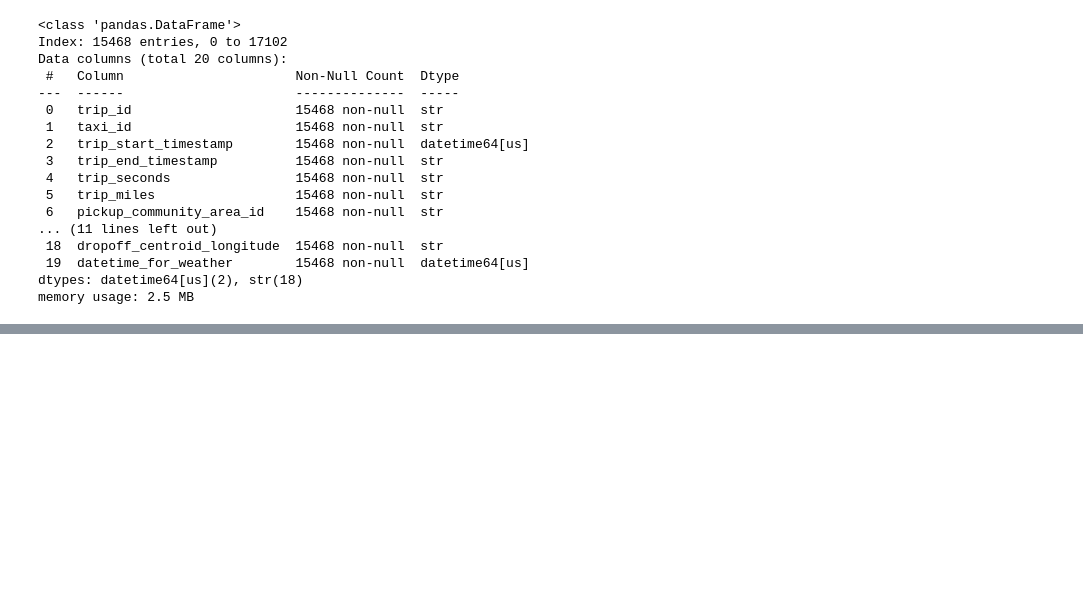
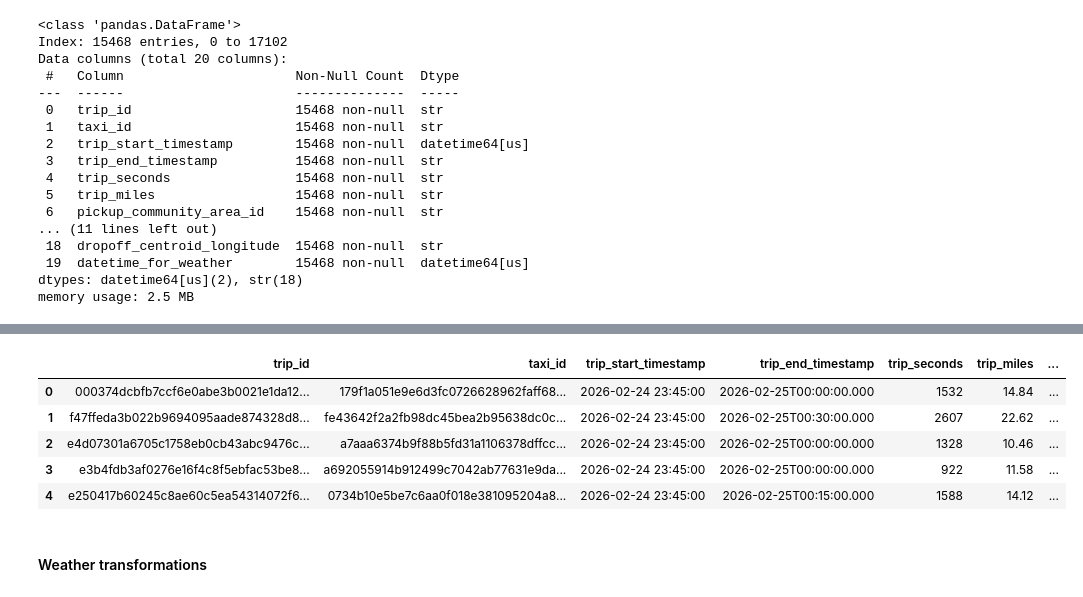
Before and after one commit to zshadady/Codes, a Jupyter notebook: src/07_transform_load.ipynb, the cells around one changed output, grey strips where cells are left out. Cells and saved outputs as stored; diff of their text form; code cells hidden in the pictures; blank space fills up the shorter version.

Commit message:
made all dim transformations

```diff
--- a/src/07_transform_load.ipynb
+++ b/src/07_transform_load.ipynb
@@ -109,0 +257,30 @@ memory usage: 2.5 MB
+# %%
+def update_fact_taxi_trips_with_dimension_data (taxi_trips: pd.DataFrame, dim_payment_type: pd.DataFrame, dim_company: pd.DataFrame) -> pd.DataFrame:
+
+    """Update the fact_taxi_trips with the dim_company master and dim_payment_type master ids, and deleted the duplicated columns
+
+    :param taxi_trips:              The DataFrame with the daily taxi trips.
+    :param dim_payment_type:        The payment_type dimension table.
+    :param dim_company_type:        The company dimension table.
+    :return:                        The taxi_trips data, with only payment_type_id and company_id, without company or
+                                    payment_type values.
+
+    """
+
+    fact_taxi_trips = taxi_trips.merge(dim_payment_type, on="payment_type")
+    fact_taxi_trips = fact_taxi_trips.merge(dim_company, on="company")
+    fact_taxi_trips.drop(["payment_type","company"], axis = 1, inplace=True)
+
+    return fact_taxi_trips
+# %%
+taxi_trips_transformed_with__dim_ids = update_fact_taxi_trips_with_dimension_data(taxi_trips_transformed,dim_payment_type, dim_company)
+taxi_trips_transformed_with__dim_ids.head()
+# %% [output]
+|  | trip_id | taxi_id | trip_start_timestamp | trip_end_timestamp | trip_seconds | trip_miles | ... |
+| 0 | 000374dcbfb7ccf6e0abe3b0021e1da12... | 179f1a051e9e6d3fc0726628962faff68... | 2026-02-24 23:45:00 | 2026-02-25T00:00:00.000 | 1532 | 14.84 | ... |
+| 1 | f47ffeda3b022b9694095aade874328d8... | fe43642f2a2fb98dc45bea2b95638dc0c... | 2026-02-24 23:45:00 | 2026-02-25T00:30:00.000 | 2607 | 22.62 | ... |
+| 2 | e4d07301a6705c1758eb0cb43abc9476c... | a7aaa6374b9f88b5fd31a1106378dffcc... | 2026-02-24 23:45:00 | 2026-02-25T00:00:00.000 | 1328 | 10.46 | ... |
+| 3 | e3b4fdb3af0276e16f4c8f5ebfac53be8... | a692055914b912499c7042ab77631e9da... | 2026-02-24 23:45:00 | 2026-02-25T00:00:00.000 | 922 | 11.58 | ... |
+| 4 | e250417b60245c8ae60c5ea54314072f6... | 0734b10e5be7c6aa0f018e381095204a8... | 2026-02-24 23:45:00 | 2026-02-25T00:15:00.000 | 1588 | 14.12 | ... |
+# %% [markdown]
+#### Weather transformations
```
Also changed, not shown: parts of 17 cells of this notebook.
